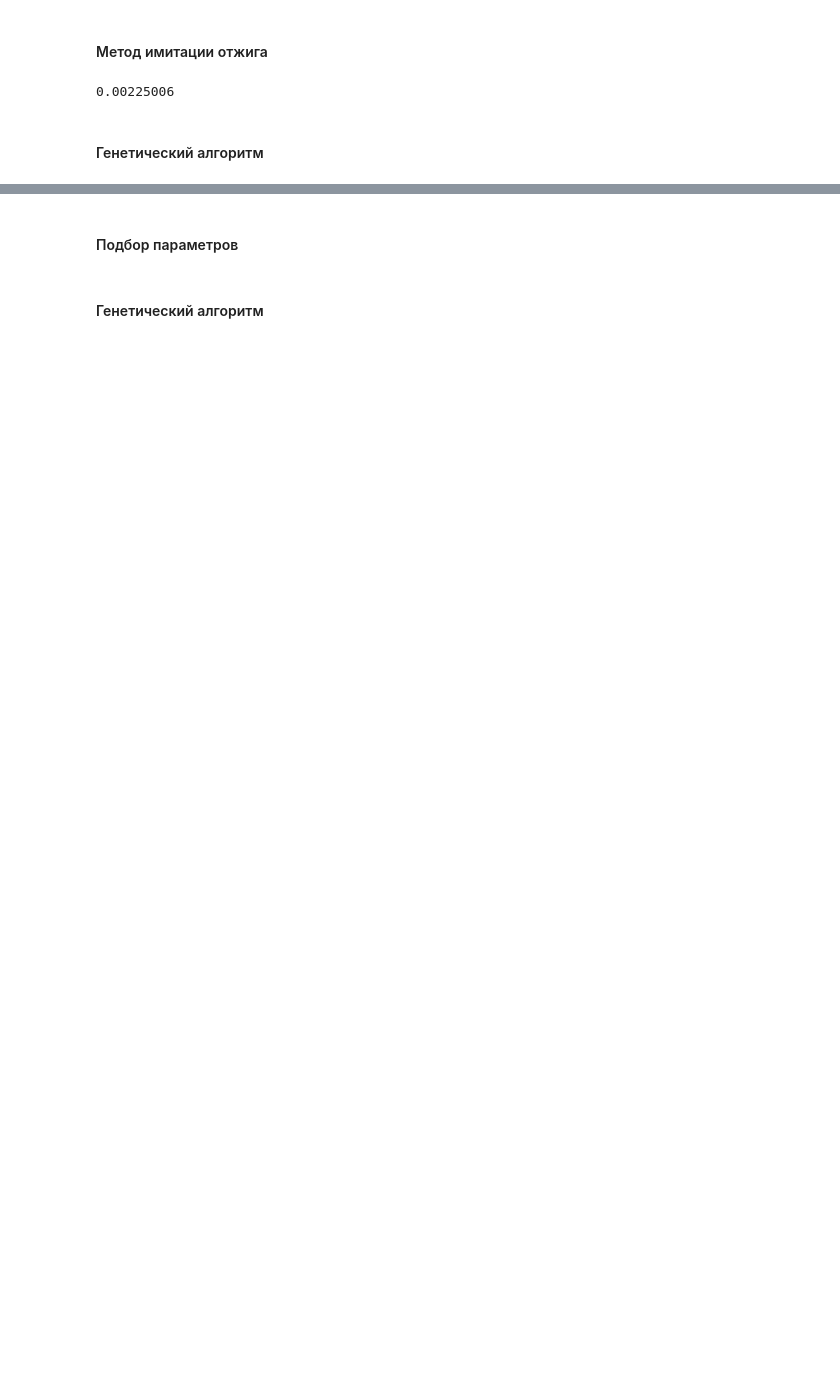
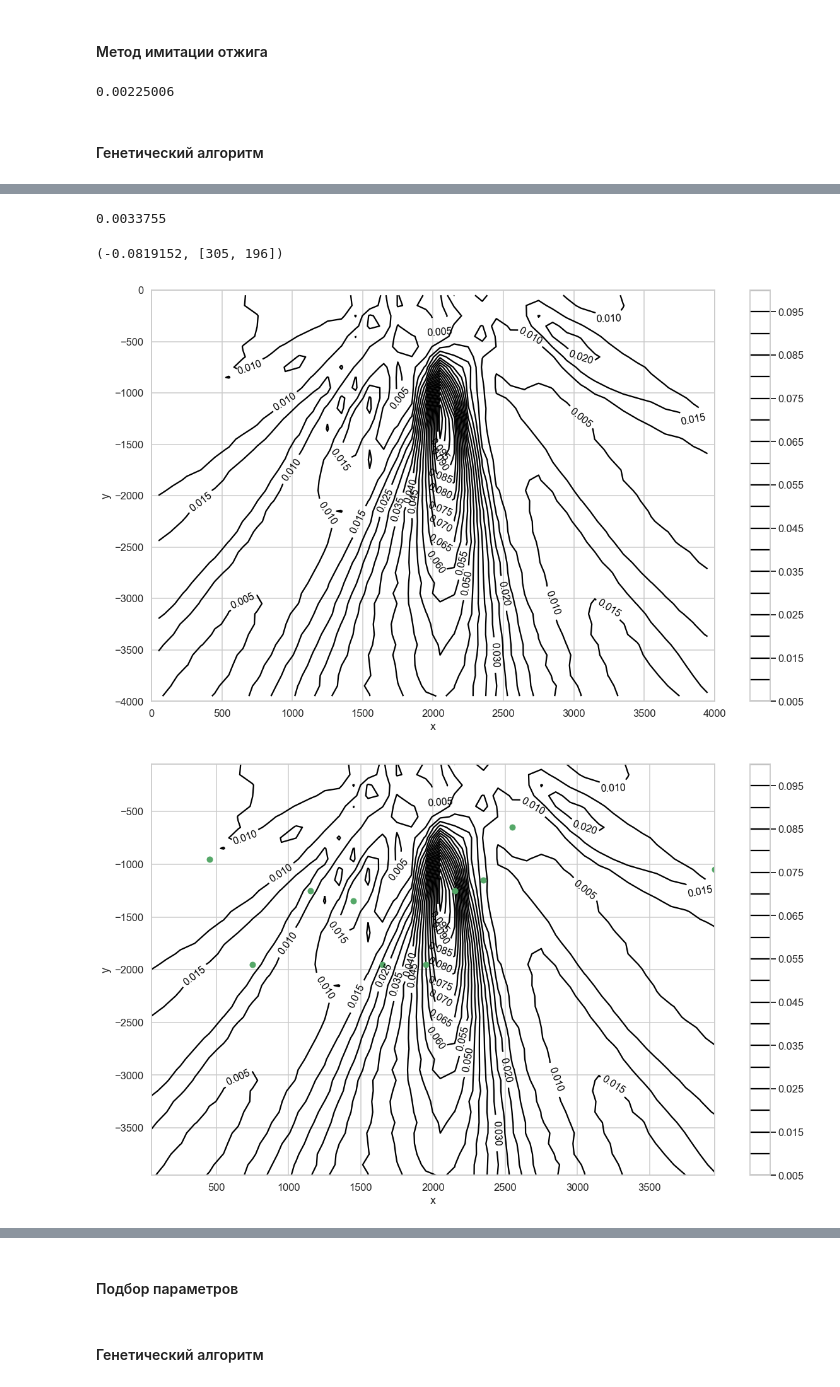
Before and after one commit to lainys/-, a Jupyter notebook: lab3/lab3.ipynb, the cells around one changed output, grey strips where cells are left out. Saved outputs shown, nothing was run; the diff lists cells and outputs as text; code cells hidden in the pictures; blank space fills up the shorter version.

```diff
--- a/lab3/lab3.ipynb
+++ b/lab3/lab3.ipynb
@@ -50,7 +50,7 @@ def plot_countor(p):
     sns.set_style('whitegrid')
     X, Y, Z = p.T[0].reshape(40,40),p.T[1].reshape(40,40),p.T[2].reshape(40,40)
 
-    cp = plt.contour(X, Y, Z, 40,colors='black');
+    cp = plt.contour(X, Y, Z, 20,colors='black');
 
     plt.clabel(cp, inline=True, fontsize=16)
     plt.colorbar(cp)
@@ -280,0 +301,51 @@ genetic(f,[P2.shape[0],P2.shape[1]])
+# %%
+def genetic_r(f,a,count_gen=1,h=10):
+    #count_gen = int(a[0]*0.2)
+
+    p1 = create_new_population(f,a,h=h)
+    for i in range(count_gen):
+        p1 = create_new_generation(f,p1,a,n_s=h)
+
+    return f(*p1[0]),p1[0]
+
+def genetic2_r(f,a,count_gen=1,h=10):
+    #count_gen = int(a[0]*0.2)
+
+    p2 = create_new_population(f,a,h=h)
+
+    for i in range(count_gen):
+        p2 = create_new_generation2(f,p2,a,n_s=h)
+
+    return f(*p2[0]),p2[0]
+
+f = lambda x,y: P2[int(x)][int(y)]
+genetic(f,[P2.shape[0],P2.shape[1]])
+# %% [output]
+0.0033755
+# %%
+def genetic_p(f,a,P2,count_gen=5,h=10):
+    #count_gen = int(a[0]*0.2)
+    p1 = create_new_population(f,a,h=h)
+    p0 = p1
+    for i in range(count_gen):
+        p1 = create_new_generation(f,p1,a,n_s=h)
+        plt.figure()
+        plot_countor(load_f("P2.txt"))
+        for p in p1:
+            plt.plot(P2[p[0]+p[1]][0],P2[p[0]+p[1]][1],'og')
+
+        p0 = p1
+
+    return f(*p1[0]),p1[0]
+
+
+plot_countor(load_f("P2.txt"))
+plt.xlim(0,4000)
+plt.ylim(-4000,0)
+P2=load_f("P2.txt")
+f = lambda x,y: -P2[int(x)+int(y)][2]
+genetic_p(f,[400,400],P2)
+# %% [output]
+(-0.0819152, [305, 196])
+[figure, added]
+[figure, added]
```
Also changed, not shown: parts of 25 cells of this notebook.
